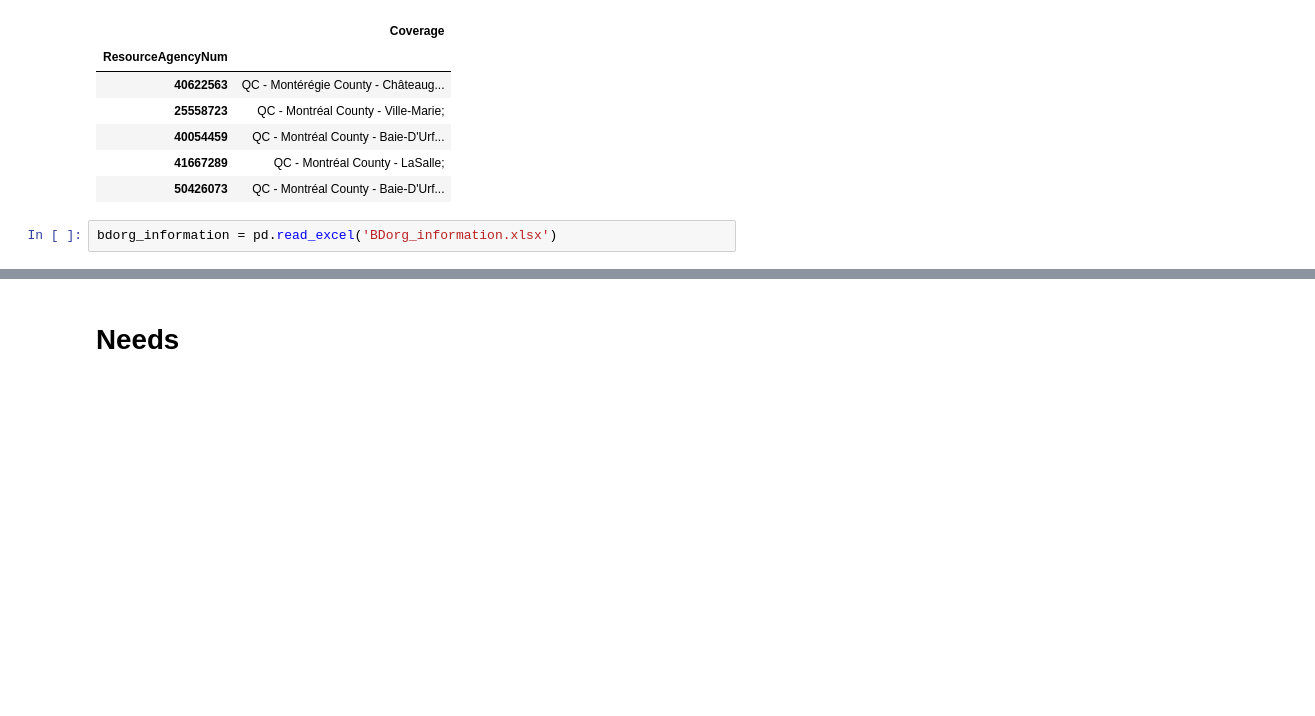
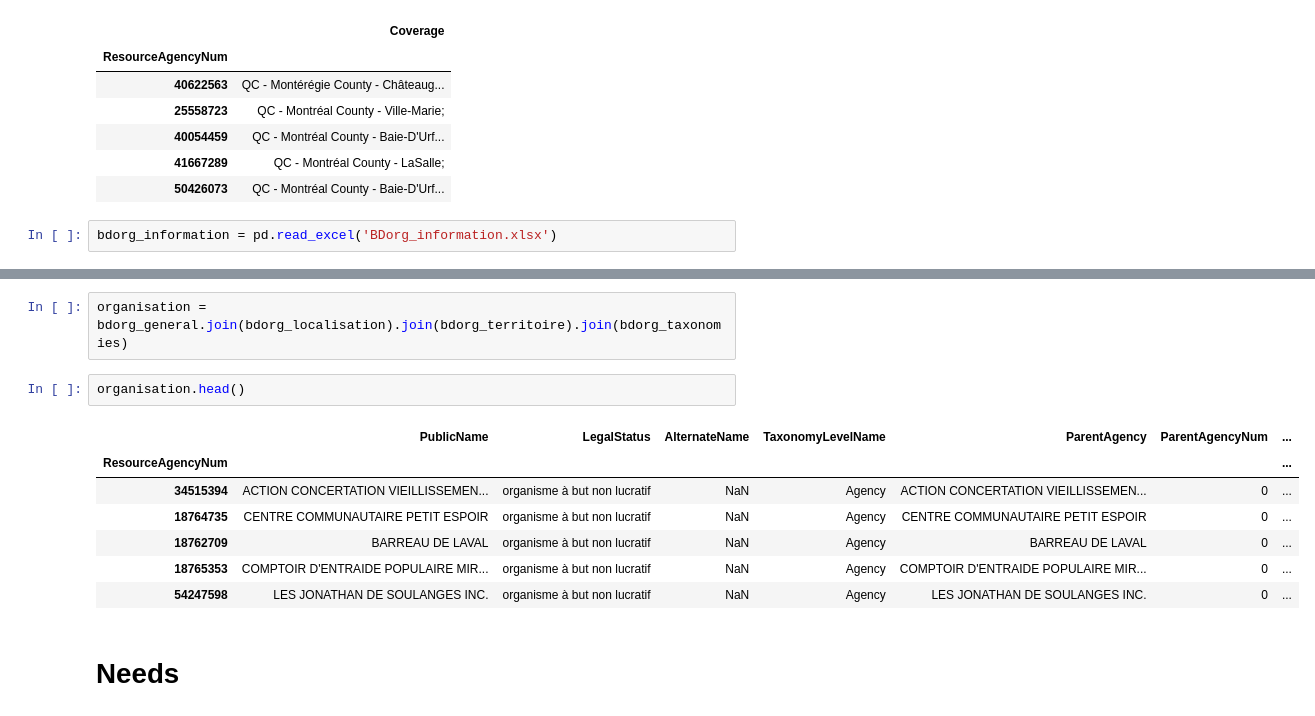
Before and after one commit to pascal-bergeron/ai4forgood2016, a Jupyter notebook: DataPreparation.ipynb, the cells around one changed output, grey strips where cells are left out. Saved outputs shown, nothing was run; the diff lists cells and outputs as text; blank space fills up the shorter version.

```diff
--- a/DataPreparation.ipynb
+++ b/DataPreparation.ipynb
@@ -316,6 +316,18 @@ bdorg_information.tail()
 | 5553 | 18765093 | camp de jour: fin juin à mi-août,... | Camp de jour estival et halte-rép... | MRC Vaudreuil-Soulanges | personnes de 4 à 21 ans avec une ... | provincial, fédéral, autofinancement | ... |
 | 5554 | 18762620 | lundi au vendredi 7h00 à 14h00, c... | <strong>INFORMATION TEMPORAIRE : ... | Mercier-Est et Montréal-Est | personnes ou familles défavorisée... | Centraide du Grand Montréal, prov... | ... |
 | 5555 | 41667289 | sur rendez-vous, lundi et jeudi | Dépannage alimentaire d'urgence. ... | LaSalle | personnes seules avec enfants ou ... | dons | ... |
+# %%
+organisation = bdorg_general.join(bdorg_localisation).join(bdorg_territoire).join(bdorg_taxonomies)
+# %%
+organisation.head()
+# %% [output]
+|  | PublicName | LegalStatus | AlternateName | TaxonomyLevelName | ParentAgency | ParentAgencyNum | ... |
+| ResourceAgencyNum |  |  |  |  |  |  | ... |
+| 34515394 | ACTION CONCERTATION VIEILLISSEMEN... | organisme à but non lucratif | NaN | Agency | ACTION CONCERTATION VIEILLISSEMEN... | 0 | ... |
+| 18764735 | CENTRE COMMUNAUTAIRE PETIT ESPOIR | organisme à but non lucratif | NaN | Agency | CENTRE COMMUNAUTAIRE PETIT ESPOIR | 0 | ... |
+| 18762709 | BARREAU DE LAVAL | organisme à but non lucratif | NaN | Agency | BARREAU DE LAVAL | 0 | ... |
+| 18765353 | COMPTOIR D'ENTRAIDE POPULAIRE MIR... | organisme à but non lucratif | NaN | Agency | COMPTOIR D'ENTRAIDE POPULAIRE MIR... | 0 | ... |
+| 54247598 | LES JONATHAN DE SOULANGES INC. | organisme à but non lucratif | NaN | Agency | LES JONATHAN DE SOULANGES INC. | 0 | ... |
 # %% [markdown]
 # Needs
 # %%
```
Also changed, not shown: parts of 8 cells of this notebook.
